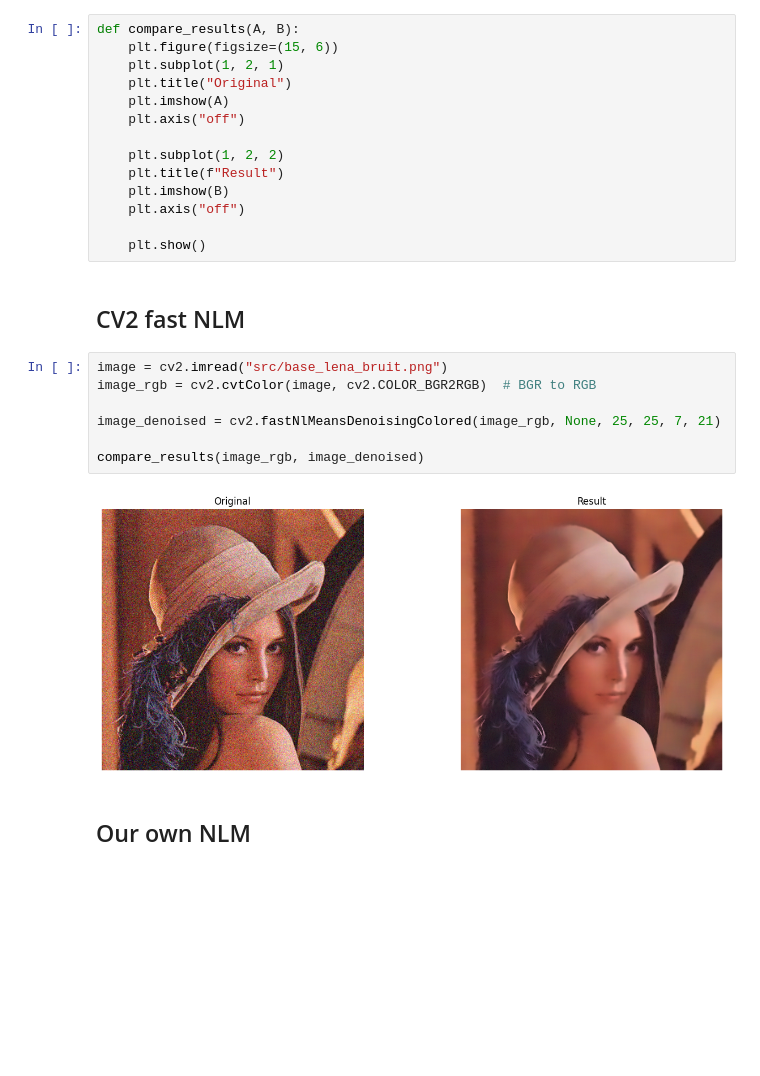
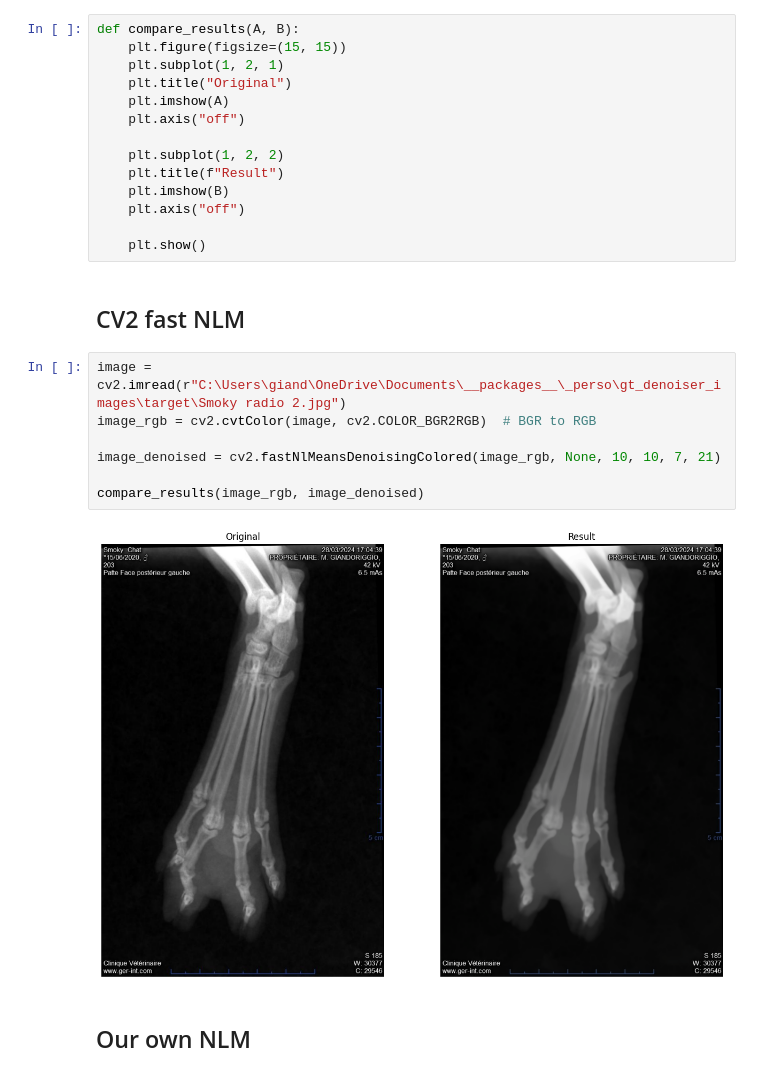
Before and after one commit to tristanGIANDO/image_processing_research, a Jupyter notebook: 02_denoising/denoise_nlm.ipynb, the cells around one changed output. Saved outputs shown, nothing was run; the diff lists cells and outputs as text; blank space fills up the shorter version.

```diff
--- a/02_denoising/denoise_nlm.ipynb
+++ b/02_denoising/denoise_nlm.ipynb
@@ -9,7 +9,7 @@ import matplotlib.pyplot as plt
 ## Utils
 # %%
 def compare_results(A, B):
-    plt.figure(figsize=(15, 6))
+    plt.figure(figsize=(15, 15))
     plt.subplot(1, 2, 1)
     plt.title("Original")
     plt.imshow(A)
@@ -24,14 +24,14 @@ def compare_results(A, B):
 # %% [markdown]
 ## CV2 fast NLM
 # %%
-image = cv2.imread("src/base_lena_bruit.png")
+image = cv2.imread(r"C:\Users\giand\OneDrive\Documents\__packages__\_perso\gt_denoiser_images\target\Smoky radio 2.jpg")
 image_rgb = cv2.cvtColor(image, cv2.COLOR_BGR2RGB)  # BGR to RGB
 
-image_denoised = cv2.fastNlMeansDenoisingColored(image_rgb, None, 25, 25, 7, 21)
+image_denoised = cv2.fastNlMeansDenoisingColored(image_rgb, None, 10, 10, 7, 21)
 
 compare_results(image_rgb, image_denoised)
 # %% [output]
-[figure, old version]
+[figure, new version]
 # %% [markdown]
 ## Our own NLM
 # %%
```
Also changed, not shown: parts of 1 cell of this notebook, 18 other files.
